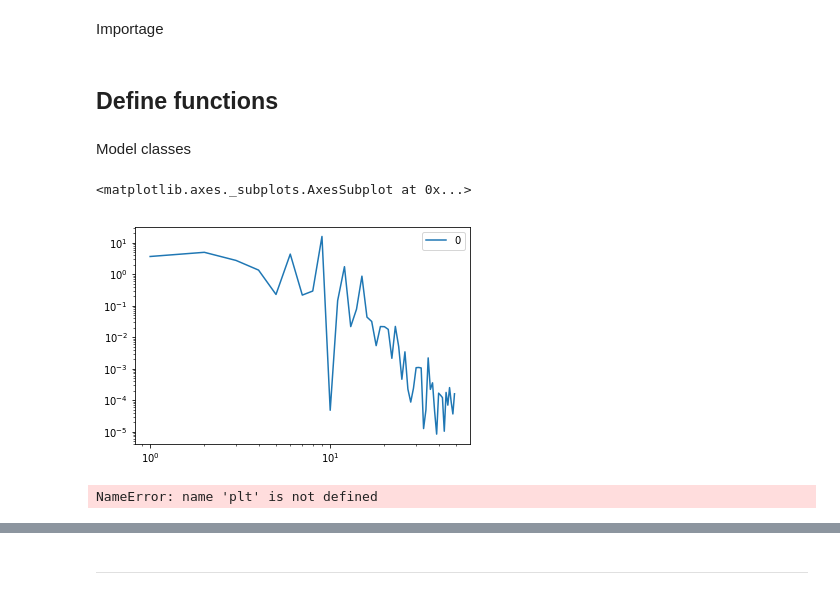
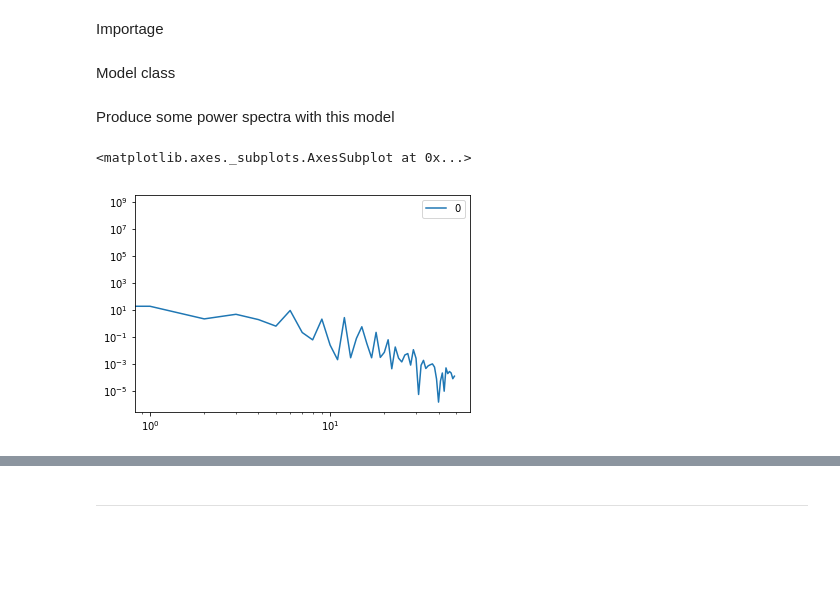
Before and after one commit to Lefebvrelab/SpectralNeuralModels, a Jupyter notebook: scratch/robinson_spectral_model_notes.ipynb, the cells around one changed output, grey strips where cells are left out. Cells and saved outputs as stored; diff of their text form; code cells hidden in the pictures; blank space fills up the shorter version.

```diff
--- a/scratch/robinson_spectral_model_notes.ipynb
+++ b/scratch/robinson_spectral_model_notes.ipynb
@@ -12,9 +143,7 @@ Importage
 import numpy as np
 from numpy import pi,abs,exp
-# %% [markdown]
-## Define functions
 # %% [markdown]
-Model classes
+Model class
 # %%
 class Rowe2004Model(object):
 
@@ -24,22 +153,6 @@ class Rowe2004Model(object):
                  r_e=80.):
 
         # Initialize parameters
-
-        """
-        self.alpha = alpha
-        self.gamma = gamma
-        self.t_0 = t_0
-        self.G_ee = G_ee
-        self.G_ei = G_ei
-        #self.G_se = G_se
-        self.G_ese = G_es*G_se # G_ese
-        self.G_esre = G_es*G_sr*G_re #G_esre
-        self.G_srs = G_srs
-        self.G_srs = G_srs
-        self.c_p_0 = p_0
-
-        self.r_e = r_e # what is right value o fthis?
-        """;
 
         self.freqs = freqs
 
@@ -210,15 +323,21 @@ class Rowe2004Model(object):
 
 
         return term1 * term2
+# %% [markdown]
+Produce some power spectra with this model
 # %%
-freqs = np.linspace(0,100)
-
+freqs = np.linspace(0.001,100)
 mod = Rowe2004Model(freqs=freqs)
 
 L = mod.compute_L(freqs)
-
 S = mod.compute_S(freqs)
-
 P0 = mod.compute_P0()#freqs)
 
 EEG = mod.compute_P_EEG()#freqs)
+
+df_EEG = pd.DataFrame(np.squeeze(EEG))
+
+df_EEG.abs().plot(logx=True,logy=True)
+# %% [output]
+<matplotlib.axes._subplots.AxesSubplot at 0x...>
+[figure, added]
@@ -231,9 +343,0 @@ df_EEG = pd.DataFrame(np.squeeze(EEG))
-# %%
-df_EEG.abs().plot(logx=True,logy=True)
-# %% [output]
-<matplotlib.axes._subplots.AxesSubplot at 0x...>
-[figure, removed]
-# %%
-plt.plot(EEG)
-# %% [output]
-NameError: name 'plt' is not defined
```
Also changed, not shown: parts of 50 cells of this notebook.
